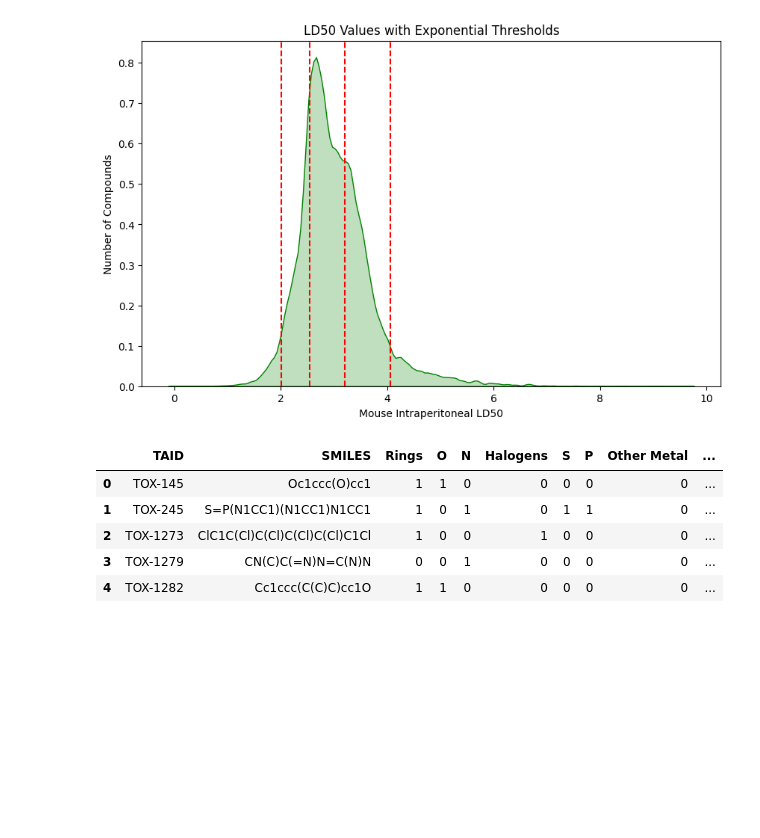
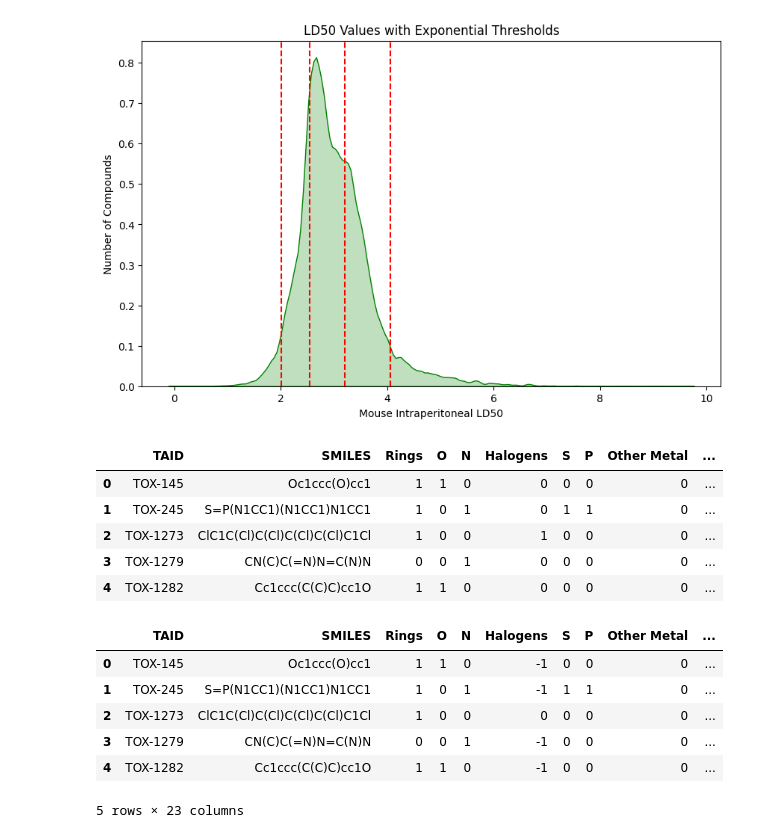
Before and after one commit to muhualiushui/Stat_432_FinalProject, a Jupyter notebook: Processing.ipynb, the cells around one changed output. Drawn from its saved outputs; the diff is of its cells as text; code cells hidden in the pictures; blank space fills up the shorter version.

```diff
--- a/Processing.ipynb
+++ b/Processing.ipynb
@@ -84,26 +84,88 @@ merged_data.head()
 # %%
 # Further processing:
 # Existing forms of N:
 # Primary Amine or Ammonium Ion
 # Tertiary Amine or Amide Nitrogen
 # Secondary Amine or Aromatic Nitrogen
 # Define the nitrogen forms
 # Filter out rows where 'Existing forms of N' is NaN (not a number)
+
 data=merged_data
 nitrogen_forms = {
     'Primary Amine or Ammonium Ion': 'Primary Amine or Ammonium Ion',
     'Secondary Amine or Aromatic Nitrogen': 'Secondary Amine or Aromatic Nitrogen',
     'Tertiary Amine or Amide Nitrogen': 'Tertiary Amine or Amide Nitrogen'
 }
 
 # Initialize the new columns with zeros for all rows in the dataframe
 for key in nitrogen_forms.keys():
     data[key] = 0
 
 # Now update these columns with 1s where the conditions are met
 for index, row in data.iterrows():
     if pd.notna(row['Existing forms of N']):
         forms_of_n = row['Existing forms of N'].split(', ')
         for form in forms_of_n:
             if form in nitrogen_forms:
                 data.at[index, form] = 1
+
+unique_ring_forms = data['Existing forms of Rings'].unique()
+
+ring_categories = set()
+for item in unique_ring_forms:
+    if pd.notna(item):  # Check if the item is not NaN
+        split_items = item.split(', ')
+        ring_categories.update(split_items)  # Use update to add items to the set
+
+# Initialize new columns for each unique category with zeros
+for category in ring_categories:
+    data[category] = 0
+
+# Update these columns with 1s where the conditions are met
+for index, row in data.iterrows():
+    if pd.notna(row['Existing forms of Rings']):
+        categories_in_row = row['Existing forms of Rings'].split(', ')
+        for category in categories_in_row:
+            if category in ring_categories:
+                data.at[index, category] = 1
+
+# Since CL is the most components in our Halogens, we can replace it to 0, and replace NaN to -1 and other to 1
+data['Halogens'] = data['Which Halogens'].apply(lambda x: 0 if str(x).lower() == 'cl'
+                                                      else -1 if pd.isna(x) or str(x) == ''
+                                                      else 1)
+
+import numpy as np
+# Defining the conditions for the new "metal" column
+conditions = [
+    (data['S'] == 0) & (data['P'] == 0) & (data['Other Metal'] == 0),  # All are 0
+    (data['P'] == 1) & (data['Other Metal'] == 1)                     # P and Other Metal are 1
+]
+
+# Values to assign based on the conditions
+values = [0, 1]
+
+# Default value for cases that don't match any condition
+default_value = -1
+
+# Creating the "metal" column
+data['metal'] = np.select(conditions, values, default_value)
+
+# Display the updated dataframe
+data.head()
+
+# Creating the "metal" column with the corrected approach
+data['metal'] = np.select(conditions, values, default_value)
+
+# Display the updated dataframe to verify the changes
+data.head()
+
+# Display the first few rows to confirm the transformation
+data.head()
+# %% [output]
+|  | TAID | SMILES | Rings | O | N | Halogens | S | P | Other Metal | ... |
+| 0 | TOX-145 | Oc1ccc(O)cc1 | 1 | 1 | 0 | -1 | 0 | 0 | 0 | ... |
+| 1 | TOX-245 | S=P(N1CC1)(N1CC1)N1CC1 | 1 | 0 | 1 | -1 | 1 | 1 | 0 | ... |
+| 2 | TOX-1273 | ClC1C(Cl)C(Cl)C(Cl)C(Cl)C1Cl | 1 | 0 | 0 | 0 | 0 | 0 | 0 | ... |
+| 3 | TOX-1279 | CN(C)C(=N)N=C(N)N | 0 | 0 | 1 | -1 | 0 | 0 | 0 | ... |
+| 4 | TOX-1282 | Cc1ccc(C(C)C)cc1O | 1 | 1 | 0 | -1 | 0 | 0 | 0 | ... |
+5 rows × 23 columns
```
Also changed, not shown: parts of 5 cells of this notebook, 5 other files.
